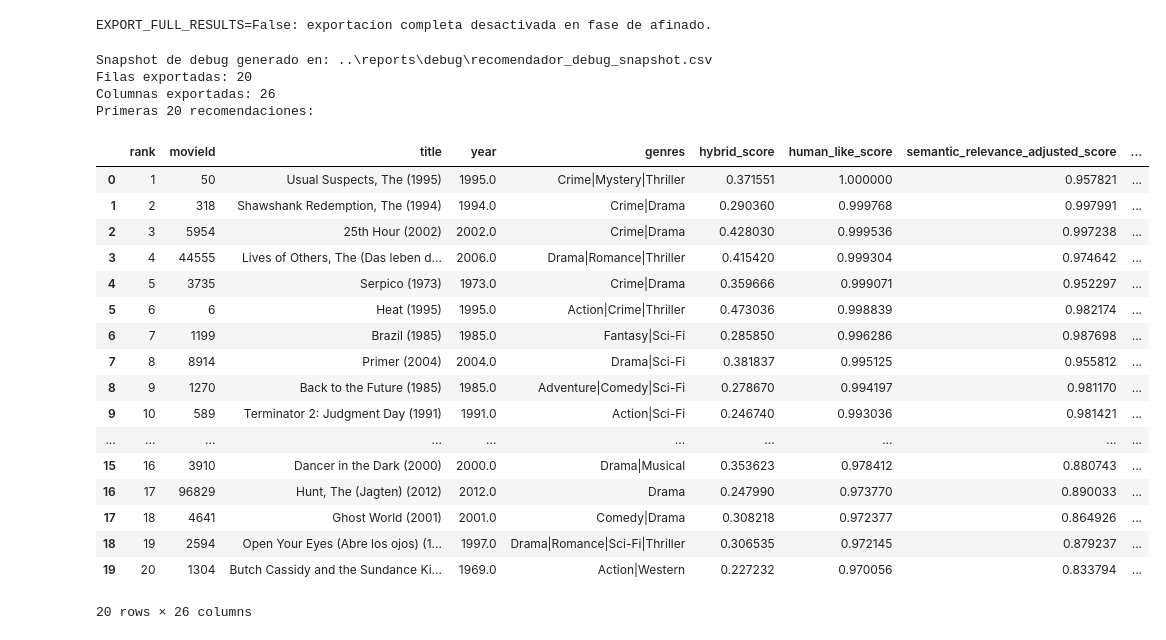
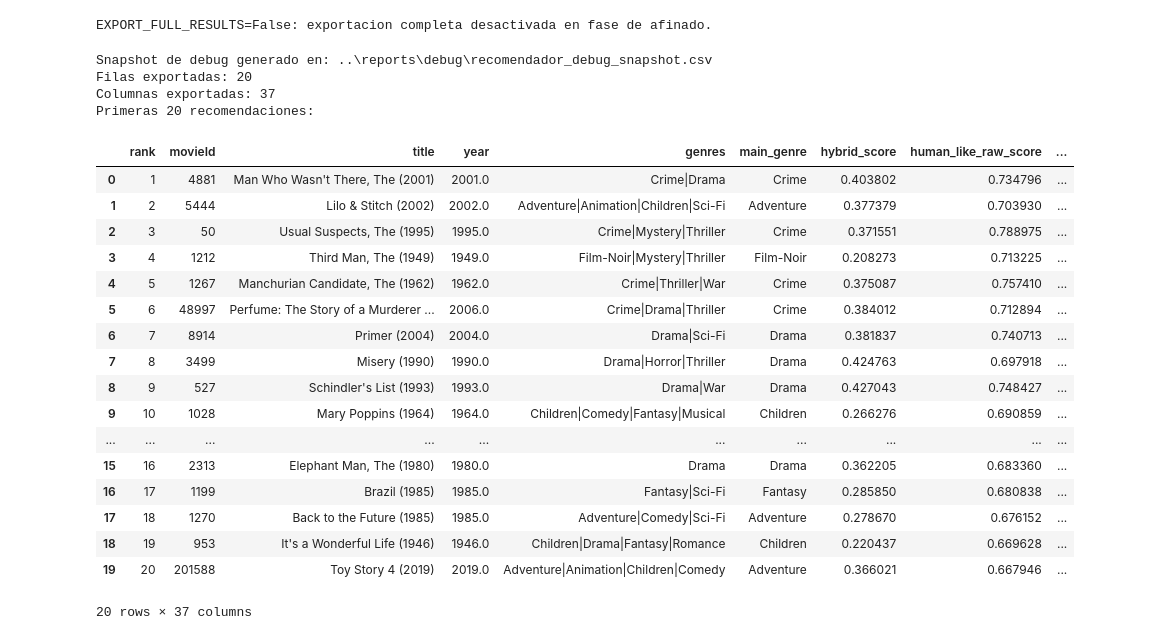
Before and after one commit to alexonazo/TFG, a Jupyter notebook: notebooks/08_recomendador_hibrido_final.ipynb, the cells around one changed output. Drawn from its saved outputs; the diff is of its cells as text; code cells hidden in the pictures.

```diff
--- a/notebooks/08_recomendador_hibrido_final.ipynb
+++ b/notebooks/08_recomendador_hibrido_final.ipynb
@@ -4518,6 +4850,9 @@ def _clean_explanation_terms(value):
 
 
 def build_explanation(row):
+    if row.get("why_this_matches", ""):
+        risk = row.get("risk_explanation", "")
+        return row.get("why_this_matches", "") + (". " + risk if risk else ".")
     dominant_signal = row.get("dominant_signal", "")
     core_semantic_terms = _clean_explanation_terms(row.get("core_semantic_explanation_terms", ""))
     semantic_terms = core_semantic_terms or _clean_explanation_terms(row.get("semantic_explanation_terms", ""))
@@ -4849,12 +5221,21 @@ DEBUG_EXPORT_COLUMNS = [
     "title",
     "year",
     "genres",
+    "main_genre",
     "hybrid_score",
+    "human_like_raw_score",
     "human_like_score",
+    "positive_affinity_score",
+    "negative_affinity_score",
+    "preference_margin_score",
     "semantic_relevance_adjusted_score",
     "anchor_match_score",
+    "anchor_confidence",
+    "anchor_specificity_score",
+    "generic_semantic_penalty",
     "false_positive_risk",
     "item_item_collab_score",
+    "item_item_negative_collab_score",
     "rating_score",
     "popularity_score",
     "negative_semantic_relevance_score",
@@ -4862,7 +5243,6 @@ DEBUG_EXPORT_COLUMNS = [
     "recommendation_branch",
     "recommendation_bucket",
     "dominant_signal",
-    "semantic_branch",
     "branch_strength",
     "anchor_movies_matched",
     "nearest_core_anchor_movies",
@@ -4871,6 +5251,9 @@ DEBUG_EXPORT_COLUMNS = [
     "why_this_matches",
     "risk_explanation",
     "explanation",
+    "previous_hybrid_rank",
+    "previous_semantic_rank",
+    "human_like_rank_delta",
 ]
 
 if EXPORT_DEBUG_SNAPSHOT:
@@ -4878,50 +5261,50 @@ if EXPORT_DEBUG_SNAPSHOT:
     if "rank" not in debug_source.columns:
         rank_source = "final_rank" if "final_rank" in debug_source.columns else None
         debug_source["rank"] = debug_source[rank_source] if rank_source else np.arange(1, len(debug_source) + 1)
 
     debug_available_cols = [col for col in DEBUG_EXPORT_COLUMNS if col in debug_source.columns]
     debug_snapshot = debug_source.sort_values("rank").head(100)[debug_available_cols].copy()
     text_cols = debug_snapshot.select_dtypes(include=["object", "string"]).columns
     for col in text_cols:
         debug_snapshot[col] = (
             debug_snapshot[col]
             .astype(str)
             .str.replace(r"[\r\n]+", " ", regex=True)
             .str.replace(r"\s+", " ", regex=True)
             .str.strip()
         )
 
     REPORTS_DEBUG.mkdir(parents=True, exist_ok=True)
     debug_export_path = REPORTS_DEBUG / "recomendador_debug_snapshot.csv"
     debug_snapshot.to_csv(debug_export_path, index=False, encoding="utf-8-sig")
     print(f"Snapshot de debug generado en: {debug_export_path}")
     print(f"Filas exportadas: {len(debug_snapshot)}")
     print(f"Columnas exportadas: {len(debug_snapshot.columns)}")
     print("Primeras 20 recomendaciones:")
     display(debug_snapshot.head(20))
 else:
     print("EXPORT_DEBUG_SNAPSHOT=False: snapshot compacto no generado.")
 # %% [output]
 Snapshot de debug generado en: ..\reports\debug\recomendador_debug_snapshot.csv
 Filas exportadas: 20
-Columnas exportadas: 26
+Columnas exportadas: 37
 Primeras 20 recomendaciones:
-|  | rank | movieId | title | year | genres | hybrid_score | human_like_score | semantic_relevance_adjusted_score | ... |
-| 0 | 1 | 50 | Usual Suspects, The (1995) | 1995.0 | Crime|Mystery|Thriller | 0.371551 | 1.000000 | 0.957821 | ... |
-| 1 | 2 | 318 | Shawshank Redemption, The (1994) | 1994.0 | Crime|Drama | 0.290360 | 0.999768 | 0.997991 | ... |
-| 2 | 3 | 5954 | 25th Hour (2002) | 2002.0 | Crime|Drama | 0.428030 | 0.999536 | 0.997238 | ... |
-| 3 | 4 | 44555 | Lives of Others, The (Das leben d... | 2006.0 | Drama|Romance|Thriller | 0.415420 | 0.999304 | 0.974642 | ... |
-| 4 | 5 | 3735 | Serpico (1973) | 1973.0 | Crime|Drama | 0.359666 | 0.999071 | 0.952297 | ... |
-| 5 | 6 | 6 | Heat (1995) | 1995.0 | Action|Crime|Thriller | 0.473036 | 0.998839 | 0.982174 | ... |
-| 6 | 7 | 1199 | Brazil (1985) | 1985.0 | Fantasy|Sci-Fi | 0.285850 | 0.996286 | 0.987698 | ... |
-| 7 | 8 | 8914 | Primer (2004) | 2004.0 | Drama|Sci-Fi | 0.381837 | 0.995125 | 0.955812 | ... |
-| 8 | 9 | 1270 | Back to the Future (1985) | 1985.0 | Adventure|Comedy|Sci-Fi | 0.278670 | 0.994197 | 0.981170 | ... |
-| 9 | 10 | 589 | Terminator 2: Judgment Day (1991) | 1991.0 | Action|Sci-Fi | 0.246740 | 0.993036 | 0.981421 | ... |
+|  | rank | movieId | title | year | genres | main_genre | hybrid_score | human_like_raw_score | ... |
+| 0 | 1 | 4881 | Man Who Wasn't There, The (2001) | 2001.0 | Crime|Drama | Crime | 0.403802 | 0.734796 | ... |
+| 1 | 2 | 5444 | Lilo & Stitch (2002) | 2002.0 | Adventure|Animation|Children|Sci-Fi | Adventure | 0.377379 | 0.703930 | ... |
+| 2 | 3 | 50 | Usual Suspects, The (1995) | 1995.0 | Crime|Mystery|Thriller | Crime | 0.371551 | 0.788975 | ... |
+| 3 | 4 | 1212 | Third Man, The (1949) | 1949.0 | Film-Noir|Mystery|Thriller | Film-Noir | 0.208273 | 0.713225 | ... |
+| 4 | 5 | 1267 | Manchurian Candidate, The (1962) | 1962.0 | Crime|Thriller|War | Crime | 0.375087 | 0.757410 | ... |
+| 5 | 6 | 48997 | Perfume: The Story of a Murderer ... | 2006.0 | Crime|Drama|Thriller | Crime | 0.384012 | 0.712894 | ... |
+| 6 | 7 | 8914 | Primer (2004) | 2004.0 | Drama|Sci-Fi | Drama | 0.381837 | 0.740713 | ... |
+| 7 | 8 | 3499 | Misery (1990) | 1990.0 | Drama|Horror|Thriller | Drama | 0.424763 | 0.697918 | ... |
+| 8 | 9 | 527 | Schindler's List (1993) | 1993.0 | Drama|War | Drama | 0.427043 | 0.748427 | ... |
+| 9 | 10 | 1028 | Mary Poppins (1964) | 1964.0 | Children|Comedy|Fantasy|Musical | Children | 0.266276 | 0.690859 | ... |
 | ... | ... | ... | ... | ... | ... | ... | ... | ... | ... |
-| 15 | 16 | 3910 | Dancer in the Dark (2000) | 2000.0 | Drama|Musical | 0.353623 | 0.978412 | 0.880743 | ... |
-| 16 | 17 | 96829 | Hunt, The (Jagten) (2012) | 2012.0 | Drama | 0.247990 | 0.973770 | 0.890033 | ... |
-| 17 | 18 | 4641 | Ghost World (2001) | 2001.0 | Comedy|Drama | 0.308218 | 0.972377 | 0.864926 | ... |
-| 18 | 19 | 2594 | Open Your Eyes (Abre los ojos) (1... | 1997.0 | Drama|Romance|Sci-Fi|Thriller | 0.306535 | 0.972145 | 0.879237 | ... |
-| 19 | 20 | 1304 | Butch Cassidy and the Sundance Ki... | 1969.0 | Action|Western | 0.227232 | 0.970056 | 0.833794 | ... |
+| 15 | 16 | 2313 | Elephant Man, The (1980) | 1980.0 | Drama | Drama | 0.362205 | 0.683360 | ... |
+| 16 | 17 | 1199 | Brazil (1985) | 1985.0 | Fantasy|Sci-Fi | Fantasy | 0.285850 | 0.680838 | ... |
+| 17 | 18 | 1270 | Back to the Future (1985) | 1985.0 | Adventure|Comedy|Sci-Fi | Adventure | 0.278670 | 0.676152 | ... |
+| 18 | 19 | 953 | It's a Wonderful Life (1946) | 1946.0 | Children|Drama|Fantasy|Romance | Children | 0.220437 | 0.669628 | ... |
+| 19 | 20 | 201588 | Toy Story 4 (2019) | 2019.0 | Adventure|Animation|Children|Comedy | Adventure | 0.366021 | 0.667946 | ... |
-20 rows × 26 columns
+20 rows × 37 columns
 # %% [markdown]
```
Also changed, not shown: parts of 5 cells of this notebook, 1 other file.
